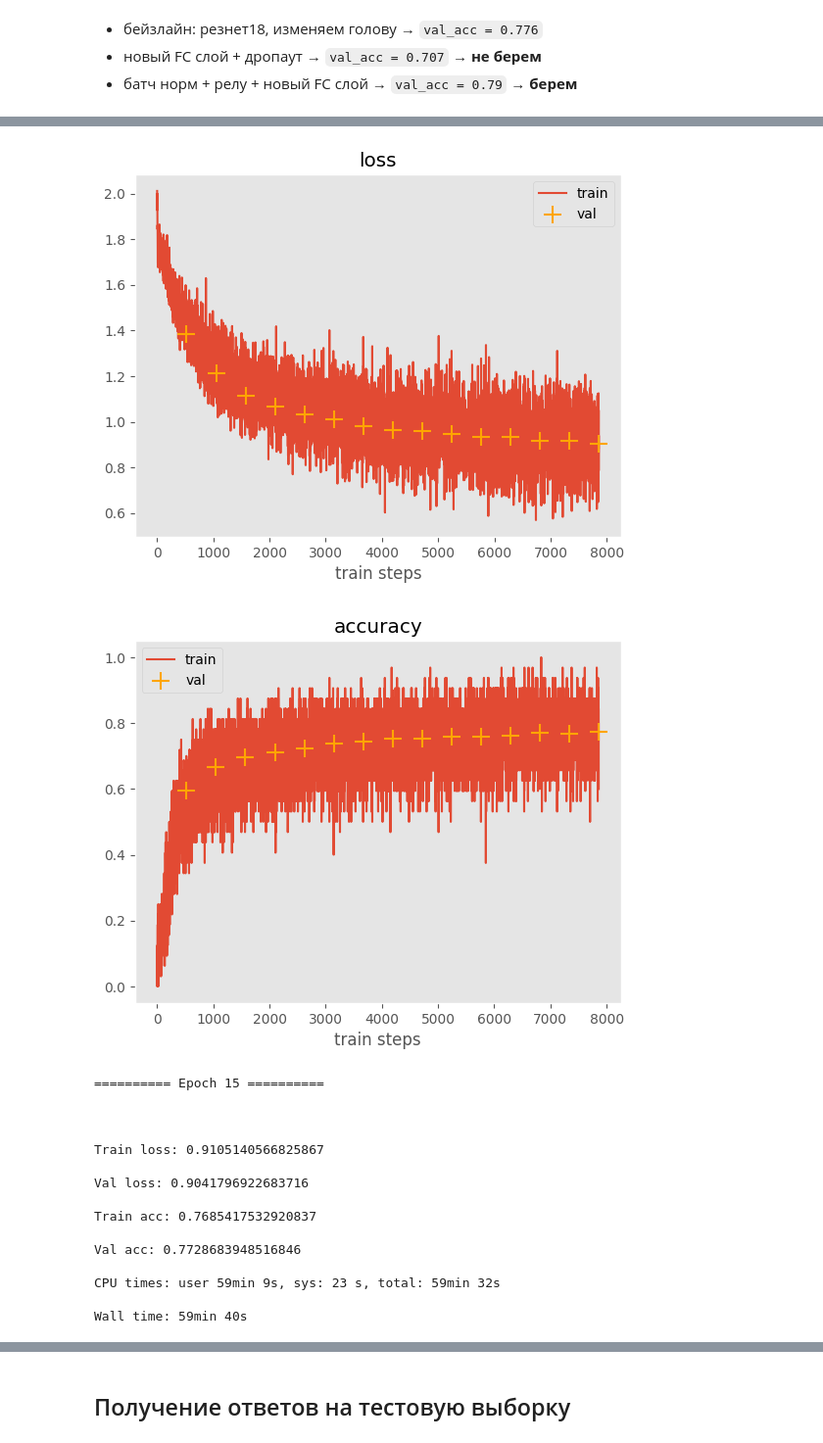
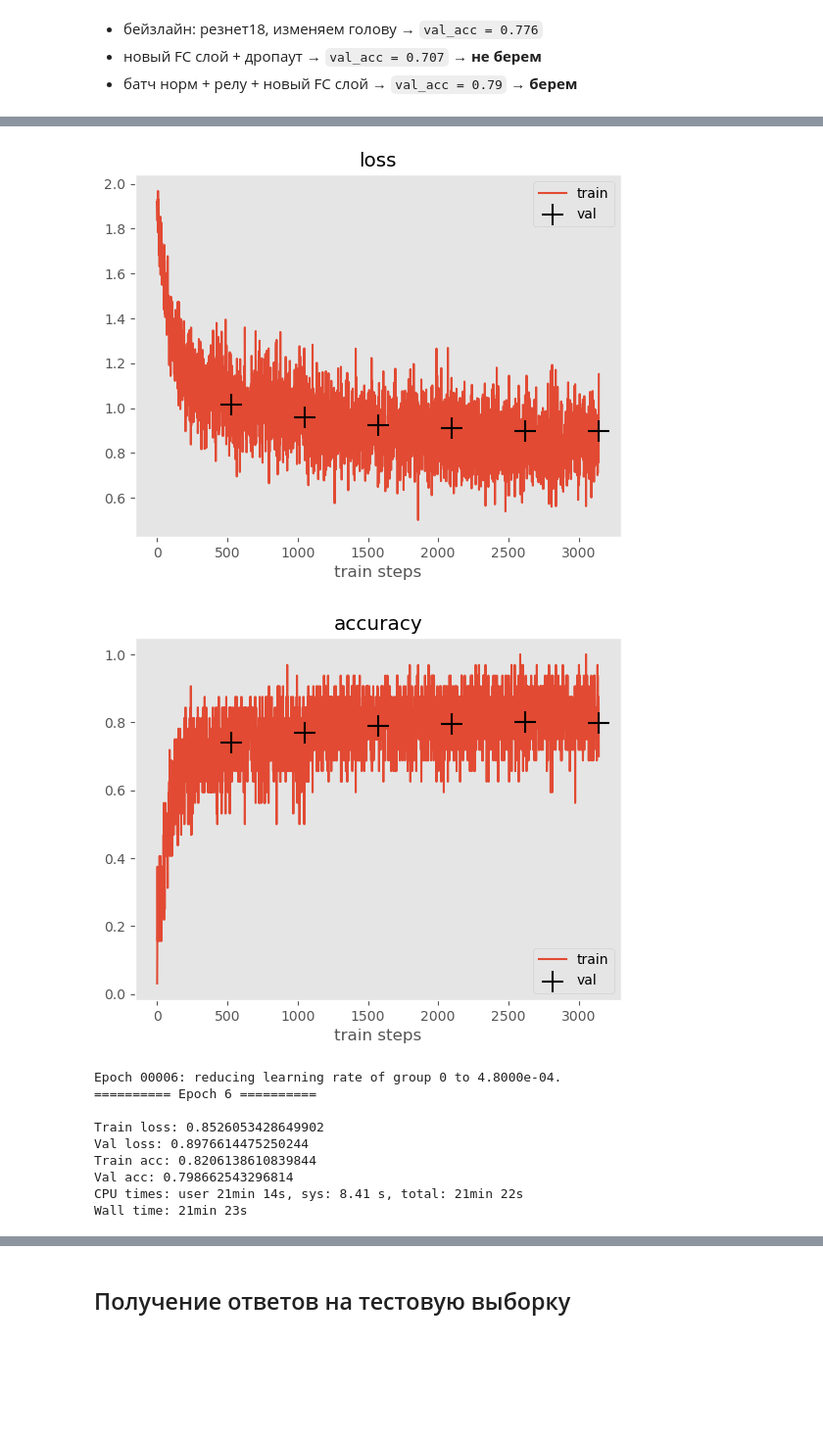
Before and after one commit to miron34/MyEducation, a Jupyter notebook: dl_intro_msuai/homeworks/hw5_transfer_learning.ipynb, the cells around one changed output, grey strips where cells are left out. Shown at 98% size. Drawn from its saved outputs; the diff is of its cells as text; code cells hidden in the pictures; blank space fills up the shorter version.

Commit message:
augmentations and scheduler added

```diff
--- a/dl_intro_msuai/homeworks/hw5_transfer_learning.ipynb
+++ b/dl_intro_msuai/homeworks/hw5_transfer_learning.ipynb
@@ -257,7 +225,7 @@ def plot_history(train_history, val_history, title="loss", ylim=None):
     plt.legend(loc="best")
     plt.show()
 # %%
-def train_model(model, optimizer, criterion, train_loader, test_loader, n_epochs=5, ylim=None):
+def train_model(model, optimizer, lr_scheduler, criterion, train_loader, test_loader, n_epochs=5, ylim=None, val_text=False):
     '''
     Функция обучения выбранной модели
 
@@ -267,6 +235,8 @@ def train_model(model, optimizer, criterion, train_loader, test_loader, n_epochs
         criterion - функция потерь из torch.nn
         train_loader - тренировочный даталоадер из torch.utils.data.Dataloader
         test_loader - torch.utils.data.Dataloader with test set
+        val_text: bool - нужны ли подписи к классам
+
     '''
 
     # логи по всем батчам по всем эпохам
@@ -287,6 +257,9 @@ def train_model(model, optimizer, criterion, train_loader, test_loader, n_epochs
 
         with tqdm(total=len(train_loader), file=sys.stdout) as pbar:
             for num_batch, (x_batch, y_batch) in enumerate(train_loader):
+
+#                 if num_batch >= 10: break
+
                 x_batch, y_batch = x_batch.to(device), y_batch.to(device)
 
                 # шаг оптимизатора по одному батчу
@@ -317,6 +290,10 @@ def train_model(model, optimizer, criterion, train_loader, test_loader, n_epochs
         with tqdm(total=len(test_loader)) as pbar:
             with torch.no_grad():
                 for num_batch, (x_batch, y_batch) in enumerate(test_loader):
+
+#                     if num_batch >= 10: break
+
+
                     x_batch, y_batch = x_batch.to(device), y_batch.to(device)
 
                     # находим лосс по батчу
@@ -340,10 +317,14 @@ def train_model(model, optimizer, criterion, train_loader, test_loader, n_epochs
         val_mean_loss_total.append(val_loss_epoch.mean().item()) # добавляем лосс на текущую эпоху
         val_acc_total.append(val_corrections_epoch.mean().item())
 
+
         # визуализация текущего процесса обучения
         clear_output()
-        plot_history(train_loss_total, val_mean_loss_total, ylim=ylim, title="loss")
-        plot_history(train_acc_total, val_acc_total, ylim=ylim, title="accuracy")
+        plot_history(train_loss_total, val_mean_loss_total, ylim=ylim, title="loss", val_text=val_text)
+        plot_history(train_acc_total, val_acc_total, ylim=ylim, title="accuracy", val_text=val_text)
+
+        lr_scheduler.step(val_acc_total[-1]) # шаг скедулера при mode=max
+#         lr_scheduler.step()
         print(f"{'='*10} Epoch {num_epoch+1} {'='*10}\n")
         print("Train loss:", train_loss_epoch.mean().item())
         print("Val loss:", val_loss_epoch.mean().item())
@@ -358,42 +339,47 @@ def train_model(model, optimizer, criterion, train_loader, test_loader, n_epochs
 # %%
 %%time
 from torchvision.models import resnet18
 
 model = resnet18(pretrained=True)
 for param in model.parameters():
     param.requires_grad = False
 
-model.fc = nn.Linear(512, 42)
+model.fc = nn.Linear(512, 2000)
 
-optimizer = torch.optim.Adam(model.fc.parameters(), lr=3e-4)
+optimizer = torch.optim.Adam(model.fc.parameters(), lr=3e-1)
+lr_scheduler = torch.optim.lr_scheduler.ReduceLROnPlateau(optimizer, mode='max', factor=0.2, patience=0, threshold=0.05, verbose=True)
+# lr_scheduler = torch.optim.lr_scheduler.StepLR(optimizer, step_size=3, gamma=0.1, verbose=True)
 criterion = torch.nn.CrossEntropyLoss()
 device = torch.device("cuda:0") if torch.cuda.is_available() else torch.device("cpu")
 print(device)
+
+model = torch.nn.Sequential(
+    model,
+    torch.nn.BatchNorm1d(2000),
+    torch.nn.ReLU(),
+    torch.nn.Linear(in_features=2000, out_features=42),
+)
 
 model = model.to(device)
 train_model(
     model=model,
     optimizer=optimizer,
+    lr_scheduler=lr_scheduler,
     criterion=criterion,
     train_loader=train_loader,
     test_loader=val_loader,
-    n_epochs=15
+    n_epochs=6,
+    val_text=False
 )
 # %% [output]
-[figure, old version]
+[figure, new version]
-[figure, old version]
+[figure, new version]
-========== Epoch 15 ==========
+Epoch 00006: reducing learning rate of group 0 to 4.8000e-04.
+========== Epoch 6 ==========
 
-
-
-Train loss: 0.9105140566825867
-
-Val loss: 0.9041796922683716
-
-Train acc: 0.7685417532920837
-
-Val acc: 0.7728683948516846
-
-CPU times: user 59min 9s, sys: 23 s, total: 59min 32s
-
-Wall time: 59min 40s
+Train loss: 0.8526053428649902
+Val loss: 0.8976614475250244
+Train acc: 0.8206138610839844
+Val acc: 0.798662543296814
+CPU times: user 21min 14s, sys: 8.41 s, total: 21min 22s
+Wall time: 21min 23s
```
Also changed, not shown: parts of 11 cells of this notebook.
